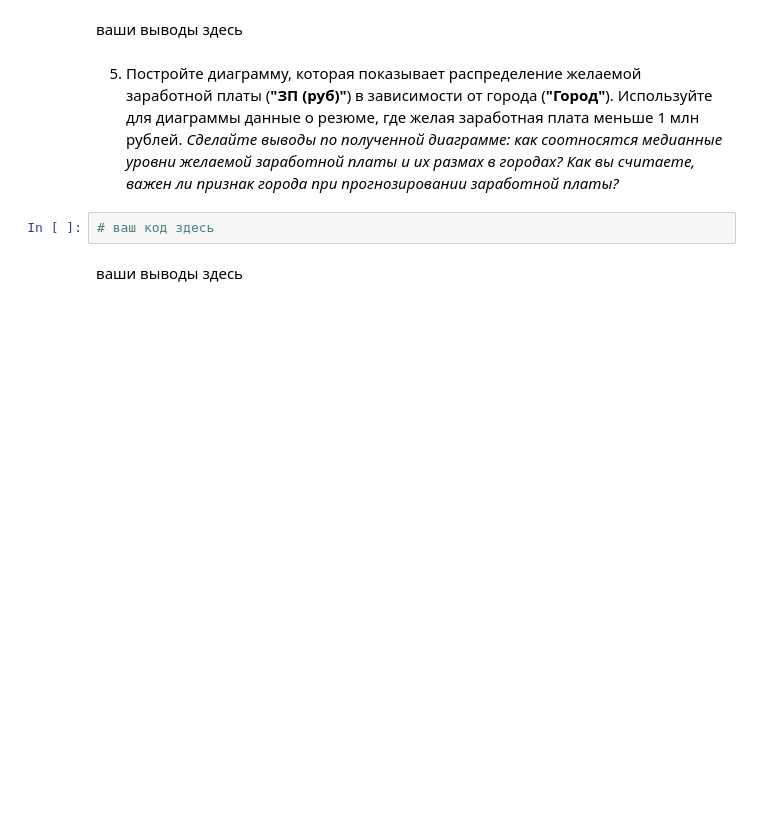
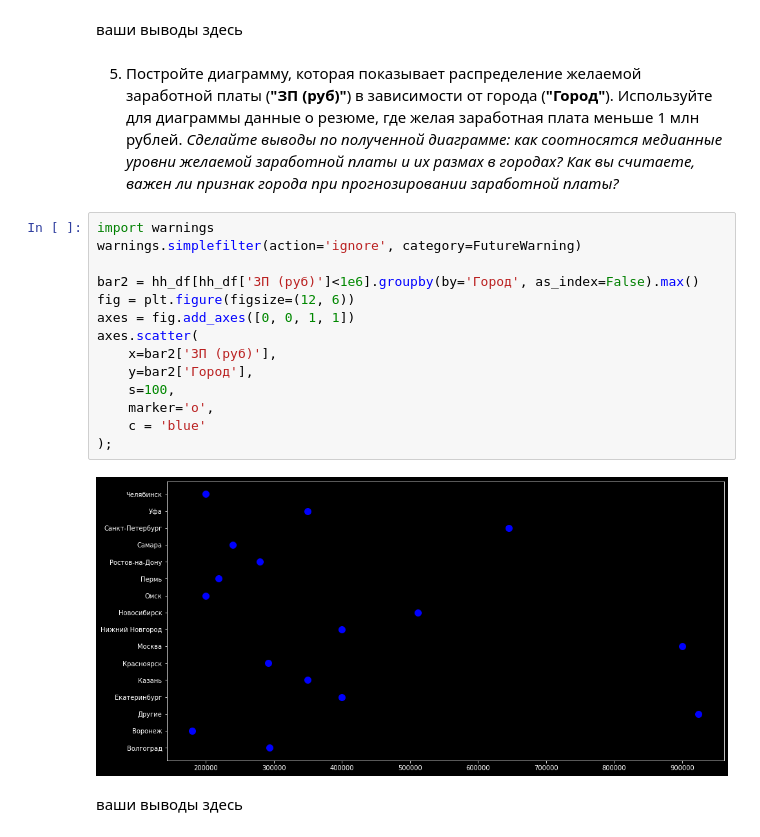
Before and after one commit to madskillskill/sf_data_science, a Jupyter notebook: PROJECT-1/Project_1.ipynb, the cells around one changed output. Drawn from its saved outputs; the diff is of its cells as text; blank space fills up the shorter version.

```diff
--- a/PROJECT-1/Project_1.ipynb
+++ b/PROJECT-1/Project_1.ipynb
@@ -651,7 +707,21 @@ ValueError: The truth value of a Series is ambiguous. Use a.empty, a.bool(), a.i
 5. Постройте диаграмму, которая показывает распределение желаемой заработной платы (**"ЗП (руб)"**) в зависимости от города (**"Город"**). Используйте для диаграммы данные о резюме, где желая заработная плата меньше 1 млн рублей.
 *Сделайте выводы по полученной диаграмме: как соотносятся медианные уровни желаемой заработной платы и их размах в городах? Как вы считаете, важен ли признак города при прогнозировании заработной платы?*
 # %%
-# ваш код здесь
+import warnings
+warnings.simplefilter(action='ignore', category=FutureWarning)
+
+bar2 = hh_df[hh_df['ЗП (руб)']<1e6].groupby(by='Город', as_index=False).max()
+fig = plt.figure(figsize=(12, 6))
+axes = fig.add_axes([0, 0, 1, 1])
+axes.scatter(
+    x=bar2['ЗП (руб)'],
+    y=bar2['Город'],
+    s=100,
+    marker='o',
+    c = 'blue'
+);
+# %% [output]
+[figure, added]
 # %% [markdown]
 ваши выводы здесь
 # %% [markdown]
```
Also changed, not shown: parts of 17 cells of this notebook.
